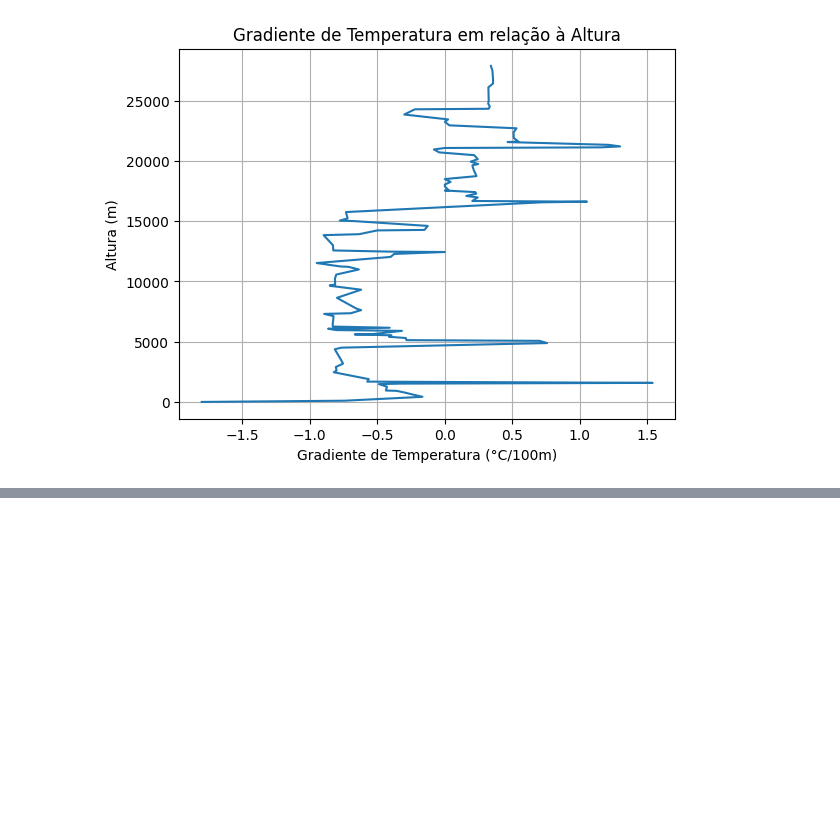
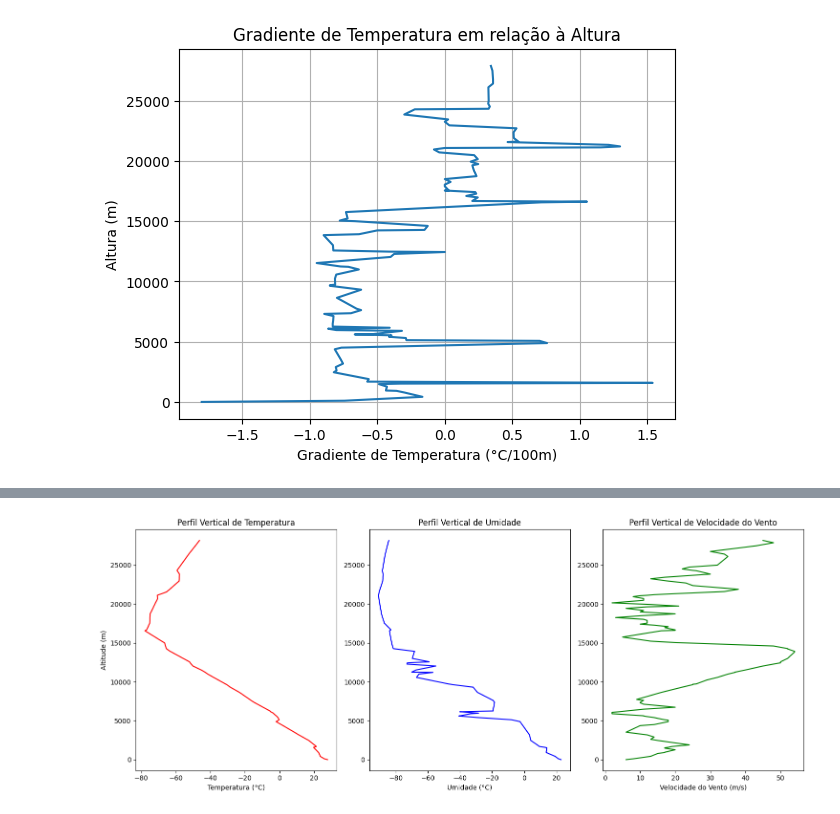
Before and after one commit to muriell-b/ENS5173_01, a Jupyter notebook: projeto02.ipynb, the cells around one changed output, grey strips where cells are left out. Drawn from its saved outputs; the diff is of its cells as text; code cells hidden in the pictures; blank space fills up the shorter version.

```diff
--- a/projeto02.ipynb
+++ b/projeto02.ipynb
@@ -553,0 +623,39 @@ plt.show()
+# %%
+# Construção de Perfis Verticais de Temperatura, Umidade e Vento na Atmosfera (MeteoSondagem):
+
+
+from datetime import datetime
+import matplotlib.pyplot as plt
+import numpy as np
+from siphon.simplewebservice.wyoming import WyomingUpperAir
+
+# Data e local da análise
+date = datetime(2024, 1, 10, 12)
+station = 'SBFL'
+
+# Extraindo os dados da sondagem atmosférica
+df = WyomingUpperAir.request_data(date, station)
+
+# Criando o perfil vertical
+fig, axs = plt.subplots(1, 3, figsize=(15, 6))
+
+# Temperatura
+axs[0].plot(df['temperature'], df['height'], color='red')
+axs[0].set_xlabel('Temperatura (°C)')
+axs[0].set_ylabel('Altitude (m)')
+axs[0].set_title('Perfil Vertical de Temperatura')
+
+# Umidade
+axs[1].plot(df['dewpoint'], df['height'], color='blue')
+axs[1].set_xlabel('Umidade (°C)')
+axs[1].set_title('Perfil Vertical de Umidade')
+
+# Velocidade do vento
+axs[2].plot(df['speed'], df['height'], color='green')
+axs[2].set_xlabel('Velocidade do Vento (m/s)')
+axs[2].set_title('Perfil Vertical de Velocidade do Vento')
+
+plt.tight_layout()
+plt.show()
+# %% [output]
+[figure, added]
```
Also changed, not shown: parts of 4 cells of this notebook.
